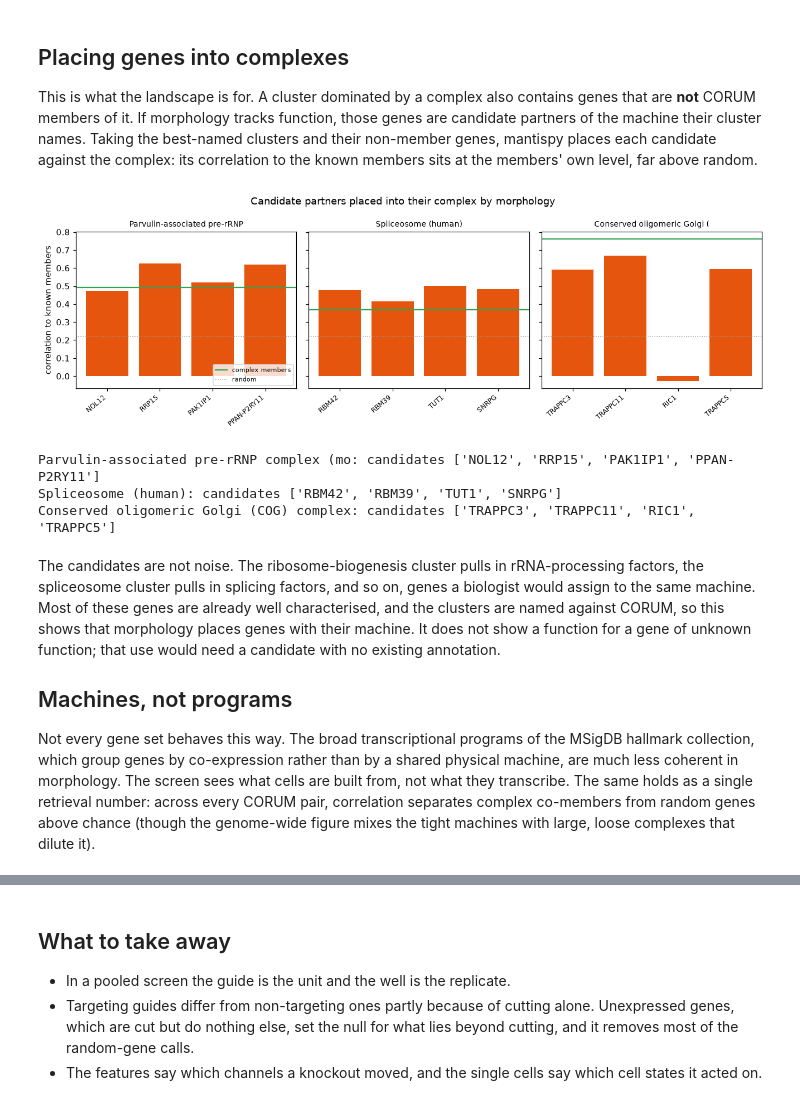
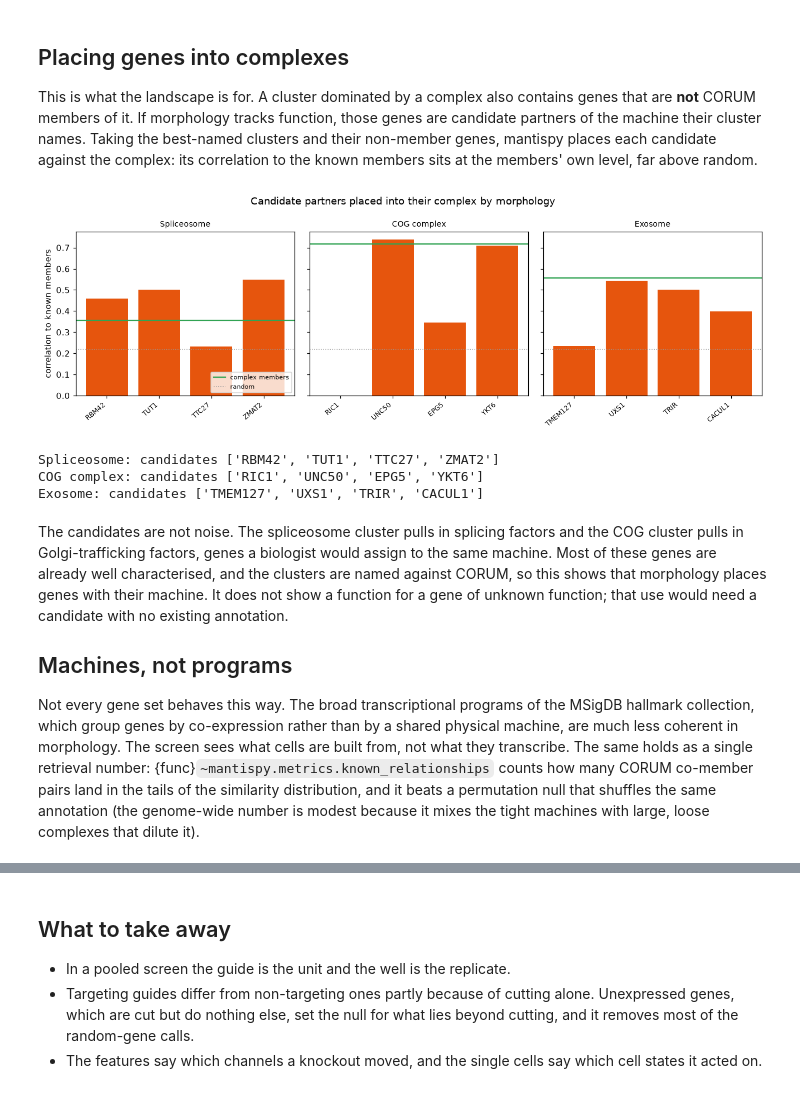
Before and after one commit to scverse/mantispy, a Jupyter notebook: docs/case_studies/optical_pooled_screens.ipynb, the cells around one changed output, grey strips where cells are left out. Cells and saved outputs as stored; diff of their text form; code cells hidden in the pictures.

```diff
--- a/docs/case_studies/optical_pooled_screens.ipynb
+++ b/docs/case_studies/optical_pooled_screens.ipynb
@@ -476,0 +502,15 @@ plt.show()
+# %%
+mt.tl.ora(land, groupby="cluster", net=corum, gene_key="Metadata_Gene", tmin=4, padj_by="group")
+ora = pd.DataFrame(land.uns["mantispy"]["ora"])
+sizes = land.obs["cluster"].value_counts()
+comp_size = {c: len(ms) for c, ms in comp.items()}
+rows = []
+for cl, grp in ora[ora["odds_ratio"] > 0].groupby("group"):
+    if sizes.get(cl, 0) < 20:
+        continue
+    best = grp.sort_values("qvalue").iloc[0]
+    if best["qvalue"] < 1e-3 and best["source"] in comp_size:
+        rows.append((cl, sizes[cl], best["source"], int(best["n"]), comp_size[best["source"]],
+                     -np.log10(max(float(best["qvalue"]), 1e-300))))
+modules = pd.DataFrame(rows, columns=["cluster", "n", "complex", "k", "size", "neglog10q"]).sort_values("neglog10q")
+plot_cluster_names(modules)
@@ -484,57 +526,43 @@ correlation to the known members sits at the members' own level, far above rando
 # %%
 # Prefer complexes whose non-member candidates are not trivially named like the complex (e.g. rRNA processing,
 # splicing and Golgi factors), which makes the prediction a real one rather than an obvious re-labelling.
 WANT = ["rRNP", "Spliceosome", "COG", "exosome", "Integrator", "Mediator", "Nup", "proteasome"]
 picks, used = [], set()
-ranked = modules.sort_values("neglog10p", ascending=False)
+ranked = modules.sort_values("neglog10q", ascending=False)
 for key in WANT:
     for _, r in ranked.iterrows():
         if key.lower() not in r["complex"].lower() or r["complex"] in used:
             continue
         members = list(land.obs_names[(land.obs["cluster"] == r["cluster"]).to_numpy()])
         cand = [g for g in members if g not in in_corum]
         known = [g for g in comp[r["complex"]] if g in pos]
         if len(cand) >= 3 and len(known) >= 4:
             picks.append((r["complex"], known, cand[:4]))
             used.add(r["complex"])
             break
     if len(picks) == 3:
         break
 
-fig, axes = plt.subplots(1, len(picks), figsize=(4 * len(picks), 4), sharey=True)
-for ax, (cx, known, cand) in zip(np.atleast_1d(axes), picks, strict=True):
-    ki = [pos[g] for g in known]
-    base = float(np.mean(random_pairs))
-    member_level = float(np.mean([S[np.ix_(ki, ki)][np.triu_indices(len(ki), 1)]]))
-    vals = [float(np.mean([S[pos[g], j] for j in ki])) for g in cand]
-    ax.axhline(member_level, color="#31a354", ls="-", lw=1.5, label="complex members")
-    ax.axhline(base, color="0.6", ls=":", lw=1, label="random")
-    ax.bar(range(len(cand)), vals, color="#e6550d")
-    ax.set_xticks(range(len(cand)), cand, rotation=40, ha="right", fontsize=8)
-    ax.set_title(cx[:28], fontsize=9)
-axes[0].set_ylabel("correlation to known members")
-axes[0].legend(fontsize=7, loc="lower right")
-fig.suptitle("Candidate partners placed into their complex by morphology")
-fig.tight_layout()
-plt.show()
+plot_candidates(picks, S, pos, random_pairs)
 for cx, _known, cand in picks:
     print(f"{cx[:40]}: candidates {cand}")
 # %% [output]
-[figure, old version]
+[figure, new version]
-Parvulin-associated pre-rRNP complex (mo: candidates ['NOL12', 'RRP15', 'PAK1IP1', 'PPAN-P2RY11']
-Spliceosome (human): candidates ['RBM42', 'RBM39', 'TUT1', 'SNRPG']
-Conserved oligomeric Golgi (COG) complex: candidates ['TRAPPC3', 'TRAPPC11', 'RIC1', 'TRAPPC5']
+Spliceosome: candidates ['RBM42', 'TUT1', 'TTC27', 'ZMAT2']
+COG complex: candidates ['RIC1', 'UNC50', 'EPG5', 'YKT6']
+Exosome: candidates ['TMEM127', 'UXS1', 'TRIR', 'CACUL1']
 # %% [markdown]
-The candidates are not noise. The ribosome-biogenesis cluster pulls in rRNA-processing factors, the spliceosome
-cluster pulls in splicing factors, and so on, genes a biologist would assign to the same machine. Most of these genes
-are already well characterised, and the clusters are named against CORUM, so this shows that morphology places genes
-with their machine. It does not show a function for a gene of unknown function; that use would need a candidate
-with no existing annotation.
+The candidates are not noise. The spliceosome cluster pulls in splicing factors and the COG cluster pulls in
+Golgi-trafficking factors, genes a biologist would assign to the same machine. Most of these genes are already
+well characterised, and the clusters are named against CORUM, so this shows that morphology places genes with
+their machine. It does not show a function for a gene of unknown function; that use would need a candidate with
+no existing annotation.
 
 ## Machines, not programs
 
 Not every gene set behaves this way. The broad transcriptional programs of the MSigDB hallmark collection, which
 group genes by co-expression rather than by a shared physical machine, are much less coherent in morphology. The screen
-sees what cells are built from, not what they transcribe. The same holds as a single retrieval number: across every
-CORUM pair, correlation separates complex co-members from random genes above chance (though the genome-wide figure
-mixes the tight machines with large, loose complexes that dilute it).
+sees what cells are built from, not what they transcribe. The same holds as a single retrieval number:
+{func}`~mantispy.metrics.known_relationships` counts how many CORUM co-member pairs land in the tails of the
+similarity distribution, and it beats a permutation null that shuffles the same annotation (the genome-wide number
+is modest because it mixes the tight machines with large, loose complexes that dilute it).
```
Also changed, not shown: parts of 26 cells of this notebook.
